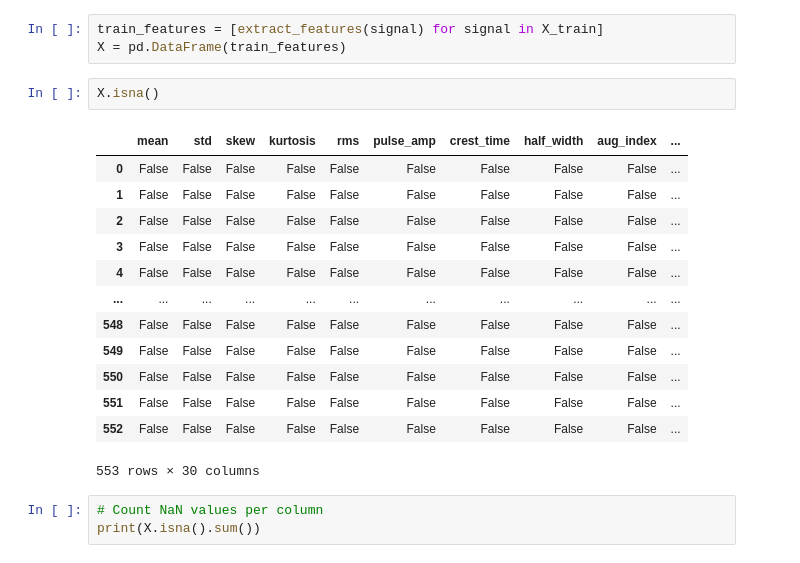
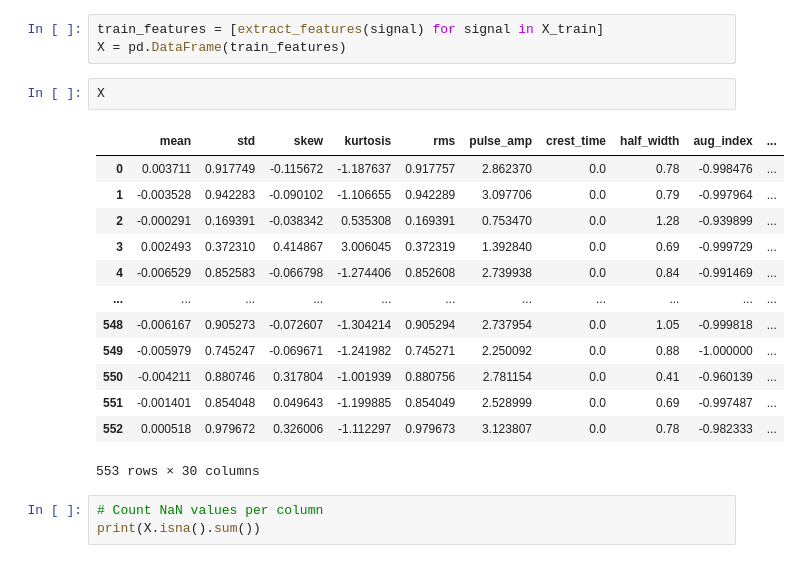
Before and after one commit to lnrSmglln/pigs_mipt_2025_hackathon, a Jupyter notebook: first_idea.ipynb, the cells around one changed output. Cells and saved outputs as stored; diff of their text form.

```diff
--- a/first_idea.ipynb
+++ b/first_idea.ipynb
@@ -7,22 +7,22 @@ X_train, y_train, test_ids = load_data('./data/')
 # %%
 train_features = [extract_features(signal) for signal in X_train]
 X = pd.DataFrame(train_features)
-# %%
-X.isna()
-# %% [output]
-|  | mean | std | skew | kurtosis | rms | pulse_amp | crest_time | half_width | aug_index | ... |
-| 0 | False | False | False | False | False | False | False | False | False | ... |
-| 1 | False | False | False | False | False | False | False | False | False | ... |
-| 2 | False | False | False | False | False | False | False | False | False | ... |
-| 3 | False | False | False | False | False | False | False | False | False | ... |
-| 4 | False | False | False | False | False | False | False | False | False | ... |
-| ... | ... | ... | ... | ... | ... | ... | ... | ... | ... | ... |
-| 548 | False | False | False | False | False | False | False | False | False | ... |
-| 549 | False | False | False | False | False | False | False | False | False | ... |
-| 550 | False | False | False | False | False | False | False | False | False | ... |
-| 551 | False | False | False | False | False | False | False | False | False | ... |
-| 552 | False | False | False | False | False | False | False | False | False | ... |
-553 rows × 30 columns
+# %%
+X
+# %% [output]
+|  | mean | std | skew | kurtosis | rms | pulse_amp | crest_time | half_width | aug_index | ... |
+| 0 | 0.003711 | 0.917749 | -0.115672 | -1.187637 | 0.917757 | 2.862370 | 0.0 | 0.78 | -0.998476 | ... |
+| 1 | -0.003528 | 0.942283 | -0.090102 | -1.106655 | 0.942289 | 3.097706 | 0.0 | 0.79 | -0.997964 | ... |
+| 2 | -0.000291 | 0.169391 | -0.038342 | 0.535308 | 0.169391 | 0.753470 | 0.0 | 1.28 | -0.939899 | ... |
+| 3 | 0.002493 | 0.372310 | 0.414867 | 3.006045 | 0.372319 | 1.392840 | 0.0 | 0.69 | -0.999729 | ... |
+| 4 | -0.006529 | 0.852583 | -0.066798 | -1.274406 | 0.852608 | 2.739938 | 0.0 | 0.84 | -0.991469 | ... |
+| ... | ... | ... | ... | ... | ... | ... | ... | ... | ... | ... |
+| 548 | -0.006167 | 0.905273 | -0.072607 | -1.304214 | 0.905294 | 2.737954 | 0.0 | 1.05 | -0.999818 | ... |
+| 549 | -0.005979 | 0.745247 | -0.069671 | -1.241982 | 0.745271 | 2.250092 | 0.0 | 0.88 | -1.000000 | ... |
+| 550 | -0.004211 | 0.880746 | 0.317804 | -1.001939 | 0.880756 | 2.781154 | 0.0 | 0.41 | -0.960139 | ... |
+| 551 | -0.001401 | 0.854048 | 0.049643 | -1.199885 | 0.854049 | 2.528999 | 0.0 | 0.69 | -0.997487 | ... |
+| 552 | 0.000518 | 0.979672 | 0.326006 | -1.112297 | 0.979673 | 3.123807 | 0.0 | 0.78 | -0.982333 | ... |
+553 rows × 30 columns
 # %%
 # Count NaN values per column
 print(X.isna().sum())
```
Also changed, not shown: parts of 1 cell of this notebook, 4 other files.
